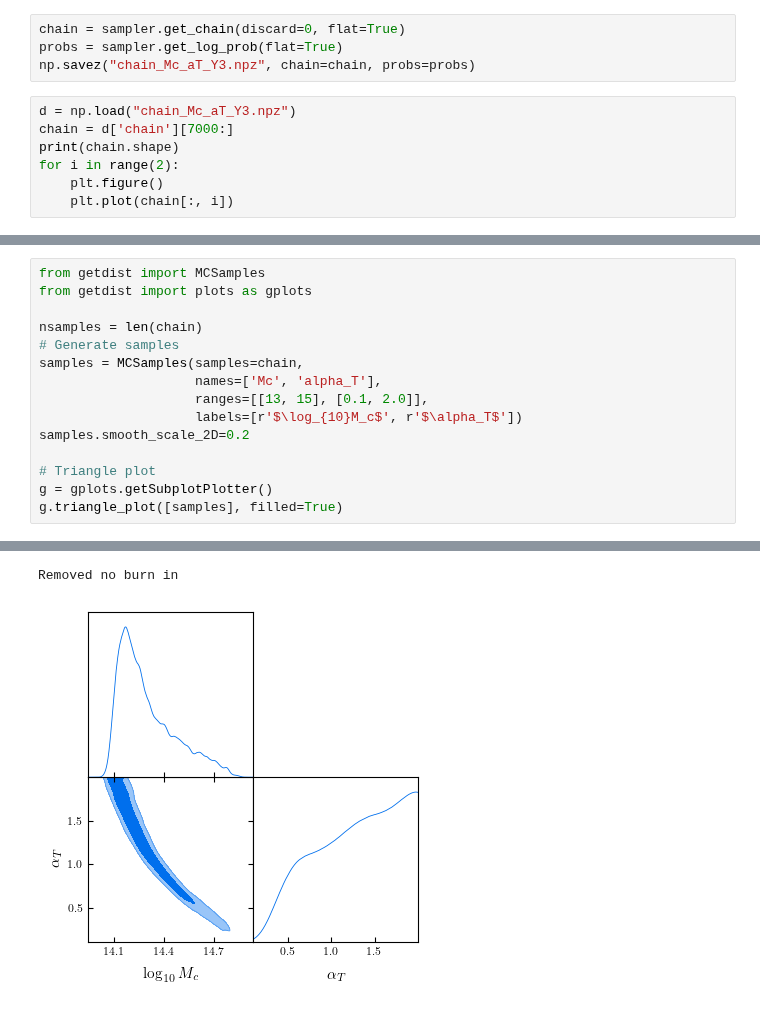
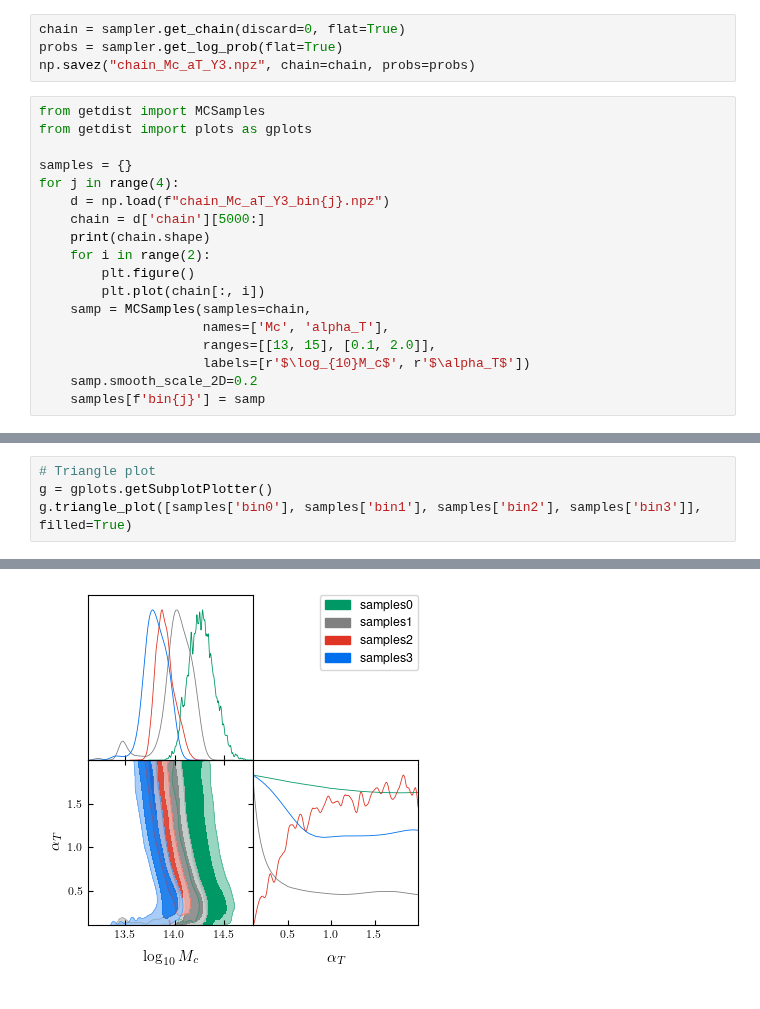
Before and after one commit to Cosmotheka/Cosmotheka_likelihoods, a Jupyter notebook: papers/ROSATx/LikelihoodExample.ipynb, the cells around one changed output, grey strips where cells are left out. Cells and saved outputs as stored; diff of their text form.

```diff
--- a/papers/ROSATx/LikelihoodExample.ipynb
+++ b/papers/ROSATx/LikelihoodExample.ipynb
@@ -250,10 +250,21 @@ chain = sampler.get_chain(discard=0, flat=True)
 probs = sampler.get_log_prob(flat=True)
 np.savez("chain_Mc_aT_Y3.npz", chain=chain, probs=probs)
 # %%
-d = np.load("chain_Mc_aT_Y3.npz")
-chain = d['chain'][7000:]
-print(chain.shape)
-for i in range(2):
-    plt.figure()
-    plt.plot(chain[:, i])
+from getdist import MCSamples
+from getdist import plots as gplots
+
+samples = {}
+for j in range(4):
+    d = np.load(f"chain_Mc_aT_Y3_bin{j}.npz")
+    chain = d['chain'][5000:]
+    print(chain.shape)
+    for i in range(2):
+        plt.figure()
+        plt.plot(chain[:, i])
+    samp = MCSamples(samples=chain,
+                     names=['Mc', 'alpha_T'],
+                     ranges=[[13, 15], [0.1, 2.0]],
+                     labels=[r'$\log_{10}M_c$', r'$\alpha_T$'])
+    samp.smooth_scale_2D=0.2
+    samples[f'bin{j}'] = samp
 # %% [output]
@@ -263,16 +287,5 @@ for i in range(2):
 # %%
-from getdist import MCSamples
-from getdist import plots as gplots
-
-nsamples = len(chain)
-# Generate samples
-samples = MCSamples(samples=chain,
-                    names=['Mc', 'alpha_T'],
-                    ranges=[[13, 15], [0.1, 2.0]],
-                    labels=[r'$\log_{10}M_c$', r'$\alpha_T$'])
-samples.smooth_scale_2D=0.2
-
 # Triangle plot
 g = gplots.getSubplotPlotter()
-g.triangle_plot([samples], filled=True)
+g.triangle_plot([samples['bin0'], samples['bin1'], samples['bin2'], samples['bin3']], filled=True)
 # %% [output]
@@ -280,2 +296 @@ WARNING:root:auto bandwidth for alpha_T very small or failed (h=0.00081062903521
-Removed no burn in
-[figure, old version]
+[figure, new version]
```
Also changed, not shown: parts of 2 cells of this notebook, 3 other files.
